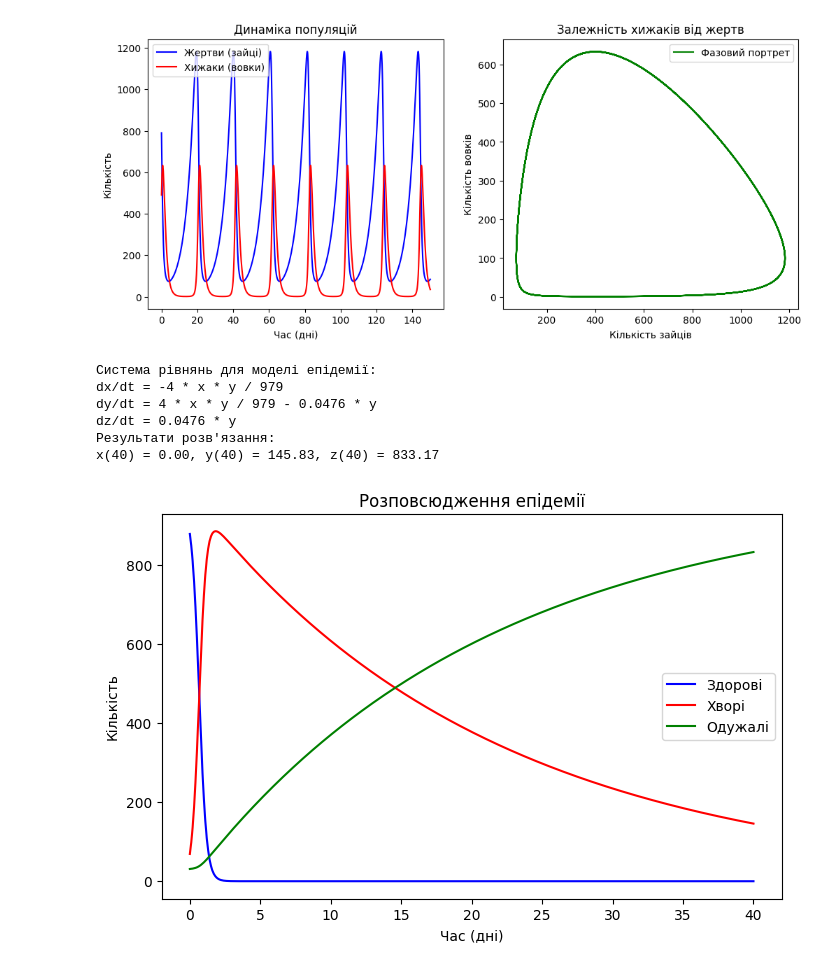
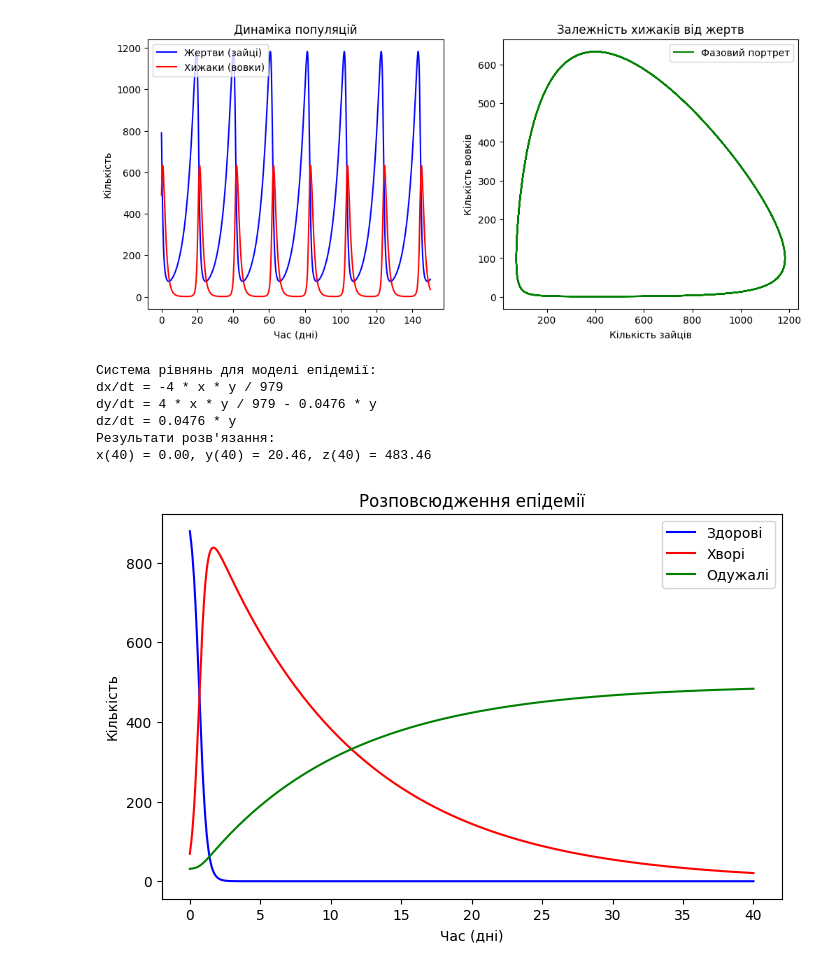
Before and after one commit to pinguin23/mcc, a Jupyter notebook: Lab2/Untitled.ipynb, the cells around one changed output. Drawn from its saved outputs; the diff is of its cells as text; code cells hidden in the pictures.

```diff
--- a/Lab2/Untitled.ipynb
+++ b/Lab2/Untitled.ipynb
@@ -80,43 +80,43 @@ def runge_kutta(f, y0, t0, T, h):
 
 # Параметри для варіанту 21
 N = 21
-H, beta, gamma = 1000 - N, 25 - N, 1/N
+H, beta, gamma, m = 1000 - N, 25 - N, 1/N, 0.05
 x0, y0, z0 = 900 - N, 90 - N, H - (900 - N) - (90 - N)
 t0, T, h = 0, 40, 0.1
 
 def epidemic(t, y):
     x, y, z = y
     dxdt = -beta * x * y / H
-    dydt = beta * x * y / H - gamma * y
+    dydt = beta * x * y / H - gamma * y - y * m
     dzdt = gamma * y
     return np.array([dxdt, dydt, dzdt])
 
 # Виведення системи рівнянь
 print("Система рівнянь для моделі епідемії:")
 print(f"dx/dt = -{beta} * x * y / {H}")
 print(f"dy/dt = {beta} * x * y / {H} - {gamma:.4f} * y")
 print(f"dz/dt = {gamma:.4f} * y")
 
 # Розв’язання
 t, sol = runge_kutta(epidemic, [x0, y0, z0], t0, T, h)
 print("Результати розв'язання:")
 print(f"x({T}) = {sol[-1, 0]:.2f}, y({T}) = {sol[-1, 1]:.2f}, z({T}) = {sol[-1, 2]:.2f}")
 
 # Графіки
 plt.figure(figsize=(8, 5))
 plt.plot(t, sol[:, 0], label='Здорові', color='b')
 plt.plot(t, sol[:, 1], label='Хворі', color='r')
 plt.plot(t, sol[:, 2], label='Одужалі', color='g')
 plt.xlabel('Час (дні)')
 plt.ylabel('Кількість')
 plt.legend()
 plt.title('Розповсюдження епідемії')
 plt.show()
 # %% [output]
 Система рівнянь для моделі епідемії:
 dx/dt = -4 * x * y / 979
 dy/dt = 4 * x * y / 979 - 0.0476 * y
 dz/dt = 0.0476 * y
 Результати розв'язання:
-x(40) = 0.00, y(40) = 145.83, z(40) = 833.17
+x(40) = 0.00, y(40) = 20.46, z(40) = 483.46
-[figure, old version]
+[figure, new version]
```
Also changed, not shown: 16 other files.
